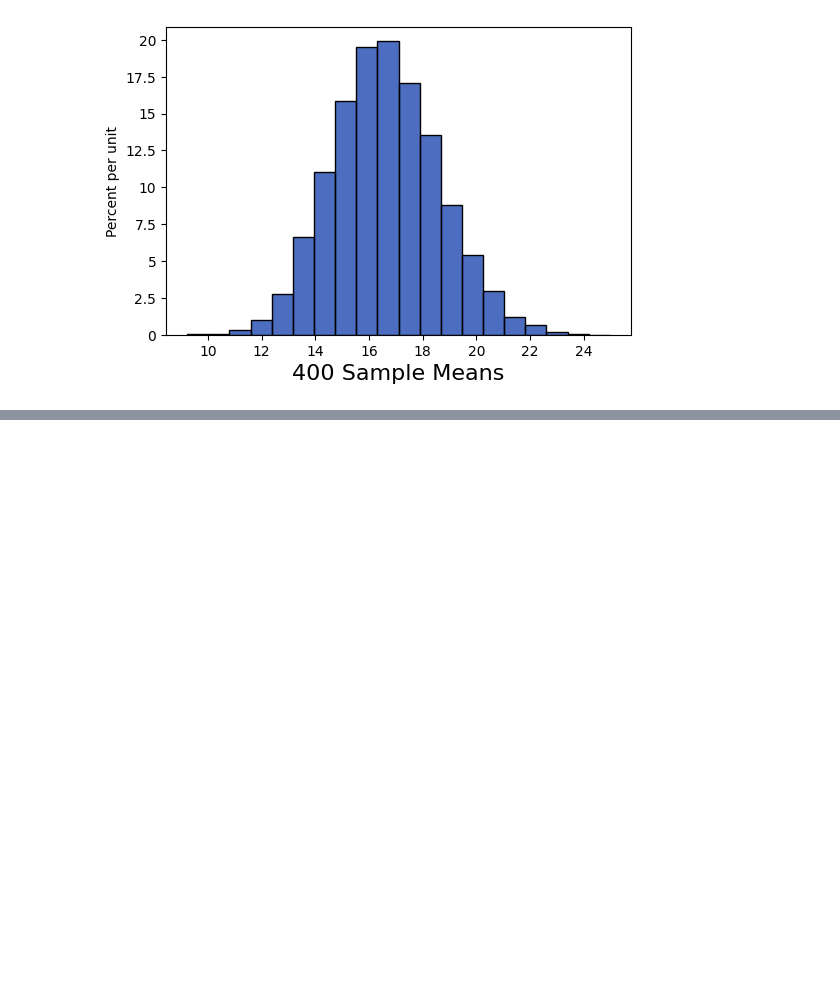
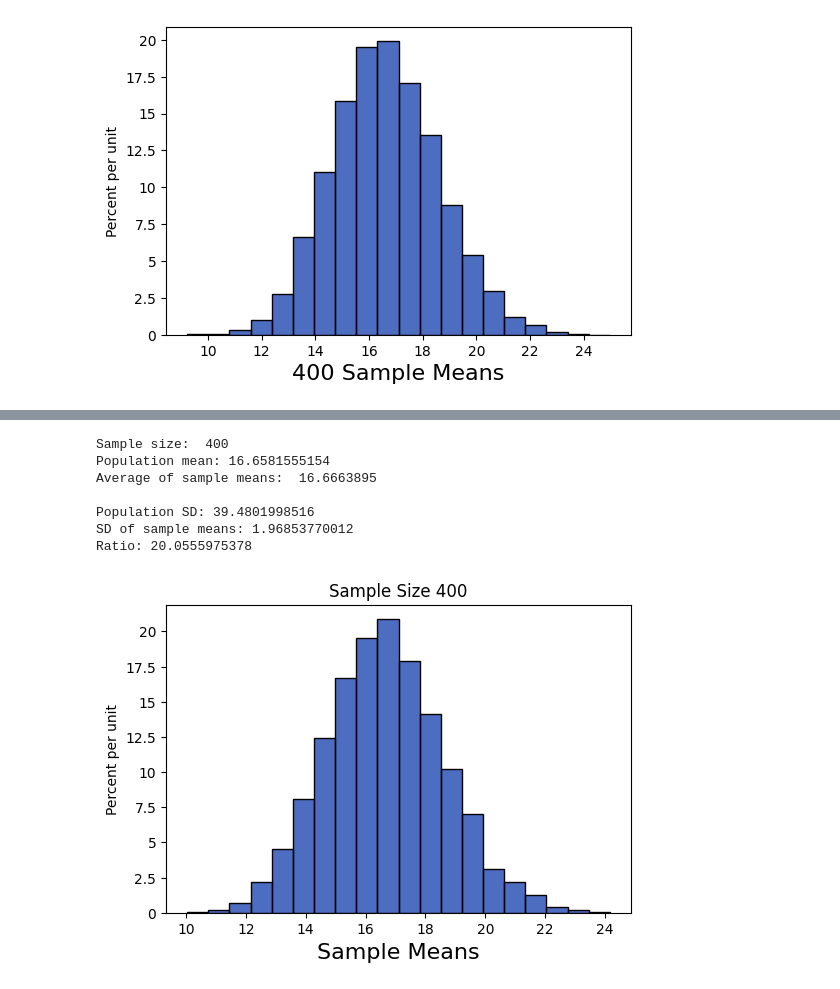
Before and after one commit to lochnes-007/Data8, a Jupyter notebook: 27-SampleMeans.ipynb, the cells around one changed output, grey strips where cells are left out. Saved outputs shown, nothing was run; the diff lists cells and outputs as text; code cells hidden in the pictures; blank space fills up the shorter version.

```diff
--- a/27-SampleMeans.ipynb
+++ b/27-SampleMeans.ipynb
@@ -38,0 +83,11 @@ Population Average:  16.6581555154
+# %%
+plot_and_summarize_sample_means(400)
+# %% [output]
+Sample size:  400
+Population mean: 16.6581555154
+Average of sample means:  16.6663895
+
+Population SD: 39.4801998516
+SD of sample means: 1.96853770012
+Ratio: 20.0555975378
+[figure, added]
```
Also changed, not shown: parts of 6 cells of this notebook.
